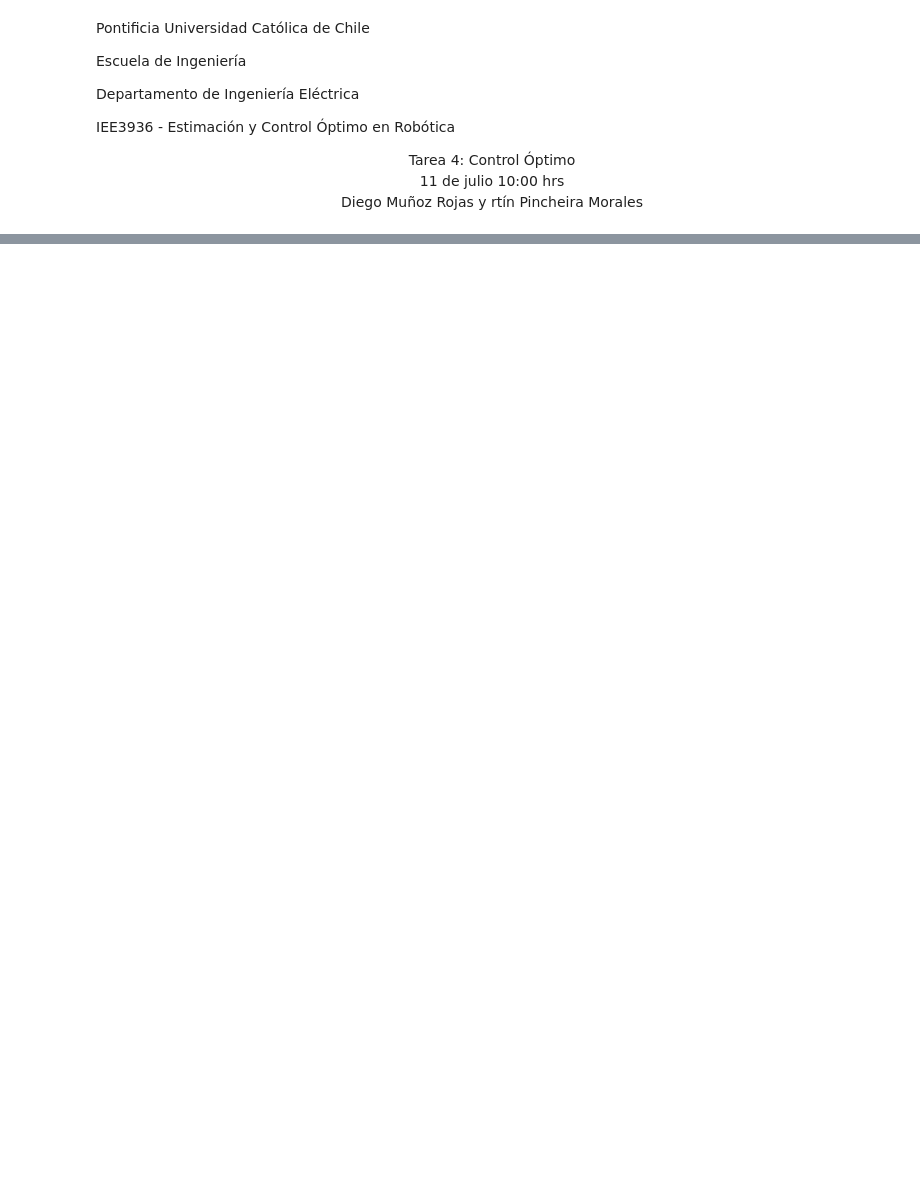
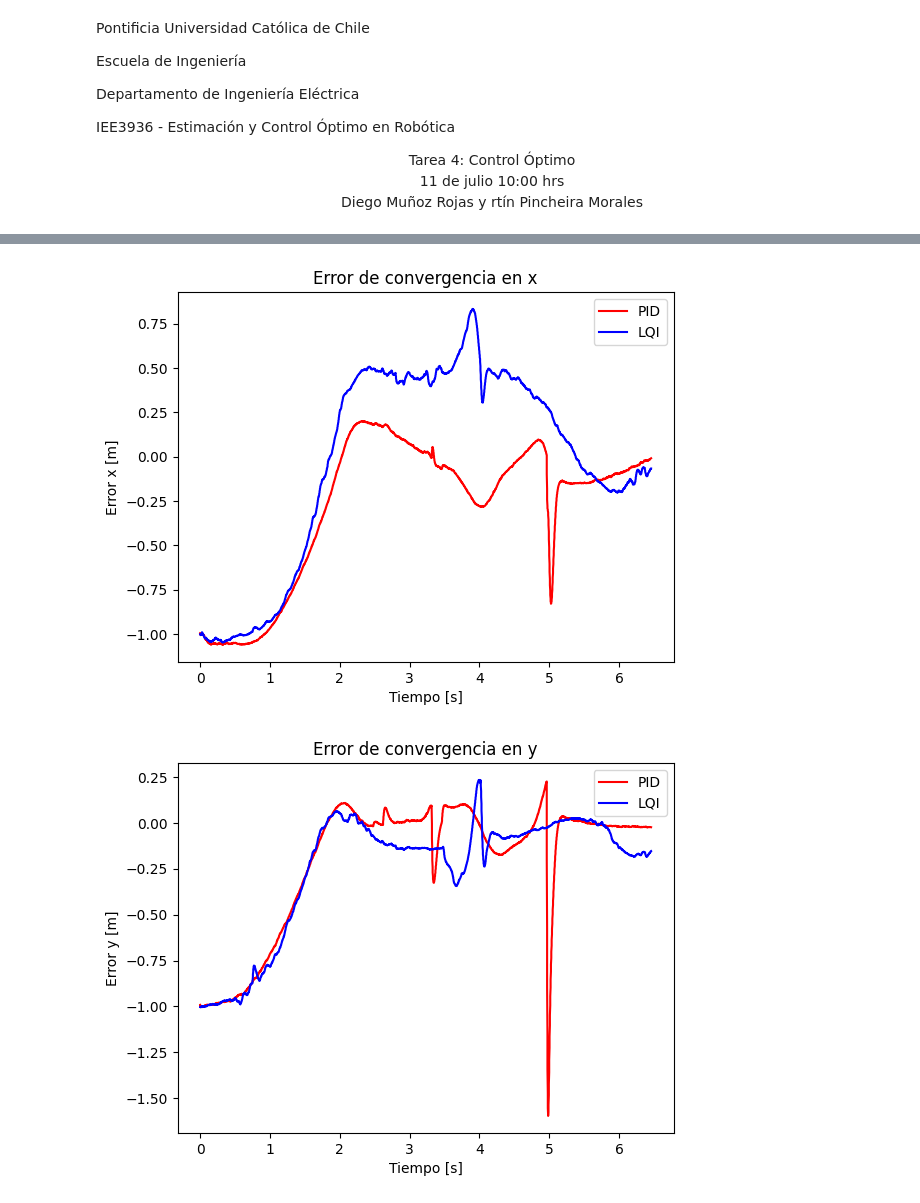
Before and after one commit to dammr54/Control-ptimo, a Jupyter notebook: graficos_1setpoint.ipynb, the cells around one changed output, grey strips where cells are left out. Cells and saved outputs as stored; diff of their text form; code cells hidden in the pictures; blank space fills up the shorter version.

```diff
--- a/graficos_1setpoint.ipynb
+++ b/graficos_1setpoint.ipynb
@@ -136,0 +163,20 @@ print('Errores de regimen permanente:', [error_regimen[0], error_regimen[1], err
+# %%
+# errores de convergencia x, y, theta
+grafico_conjunto(lista_tiempo_pid, lista_err_x_pid, lista_tiempo_lqi, lista_err_x_lqi, 'Tiempo [s]', 'Error x [m]', 'Error de convergencia en x')
+grafico_conjunto(lista_tiempo_pid, lista_err_y_pid, lista_tiempo_lqi, lista_err_y_lqi, 'Tiempo [s]', 'Error y [m]', 'Error de convergencia en y')
+grafico_conjunto(lista_tiempo_pid, lista_err_a_pid*180/np.pi, lista_tiempo_lqi, lista_err_a_lqi*180/np.pi, 'Tiempo [s]', 'Error theta [°]', 'Error de convergencia en theta')
+# ITAE
+grafico_conjunto(lista_tiempo_pid, calcular_ITAE_x_pid, lista_tiempo_lqi, calcular_ITAE_x_lqi, 'Tiempo [s]', 'ITAE en x', 'ITAE en x')
+grafico_conjunto(lista_tiempo_pid, calcular_ITAE_y_pid, lista_tiempo_lqi, calcular_ITAE_y_lqi, 'Tiempo [s]', 'ITAE en y', 'ITAE en y')
+grafico_conjunto(lista_tiempo_pid, calcular_ITAE_a_pid*180/np.pi, lista_tiempo_lqi, calcular_ITAE_a_lqi*180/np.pi, 'Tiempo [s]', 'ITAE en theta', 'ITAE en theta')
+# grafico señales de control conjunto
+grafico_torques_entrada_conjunto(lista_tiempo_pid, lista_senal_control_pid, lista_tiempo_lqi, lista_senal_control_lqi)
+# grafico funcion objetivo conjunto
+grafico_conjunto(lista_tiempo_pid, lista_jtime_pid, lista_tiempo_lqi, lista_jtime_lqi, 'Tiempo [s]', 'J', 'Función objetivo')
+
+energia_conjunta_pid = np.transpose(np.array([enegergia_acum_d_pid, enegergia_acum_i_pid]))
+energia_conjunta_lqi = np.transpose(np.array([enegergia_acum_d_lqi, enegergia_acum_i_lqi]))
+grafico_energia_acumulada_conjunto(lista_tiempo_pid, energia_conjunta_pid, lista_tiempo_lqi, energia_conjunta_lqi)
+# %% [output]
+[figure, added]
+[figure, added]
```
Also changed, not shown: parts of 4 cells of this notebook, 8 other files.
